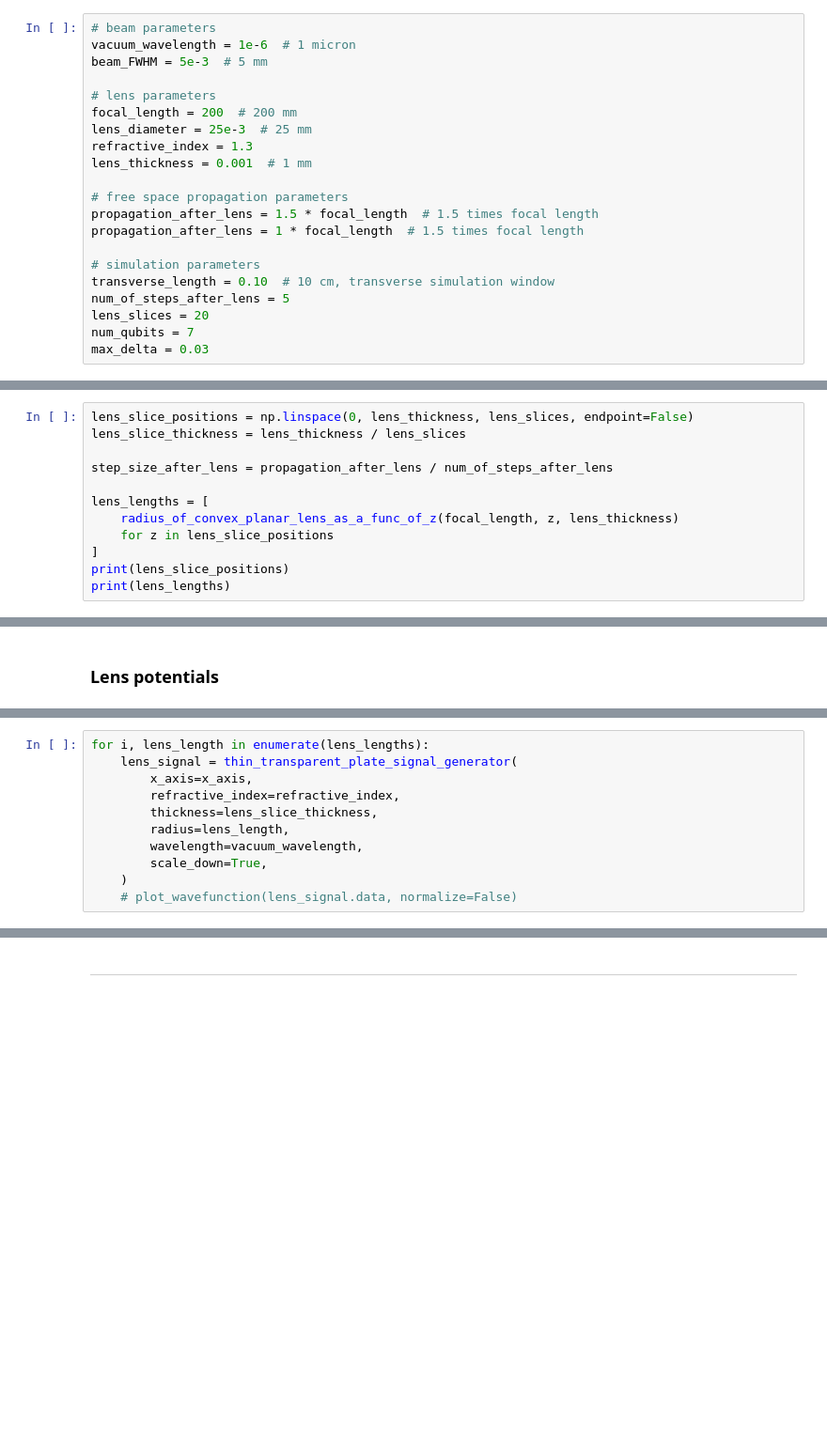
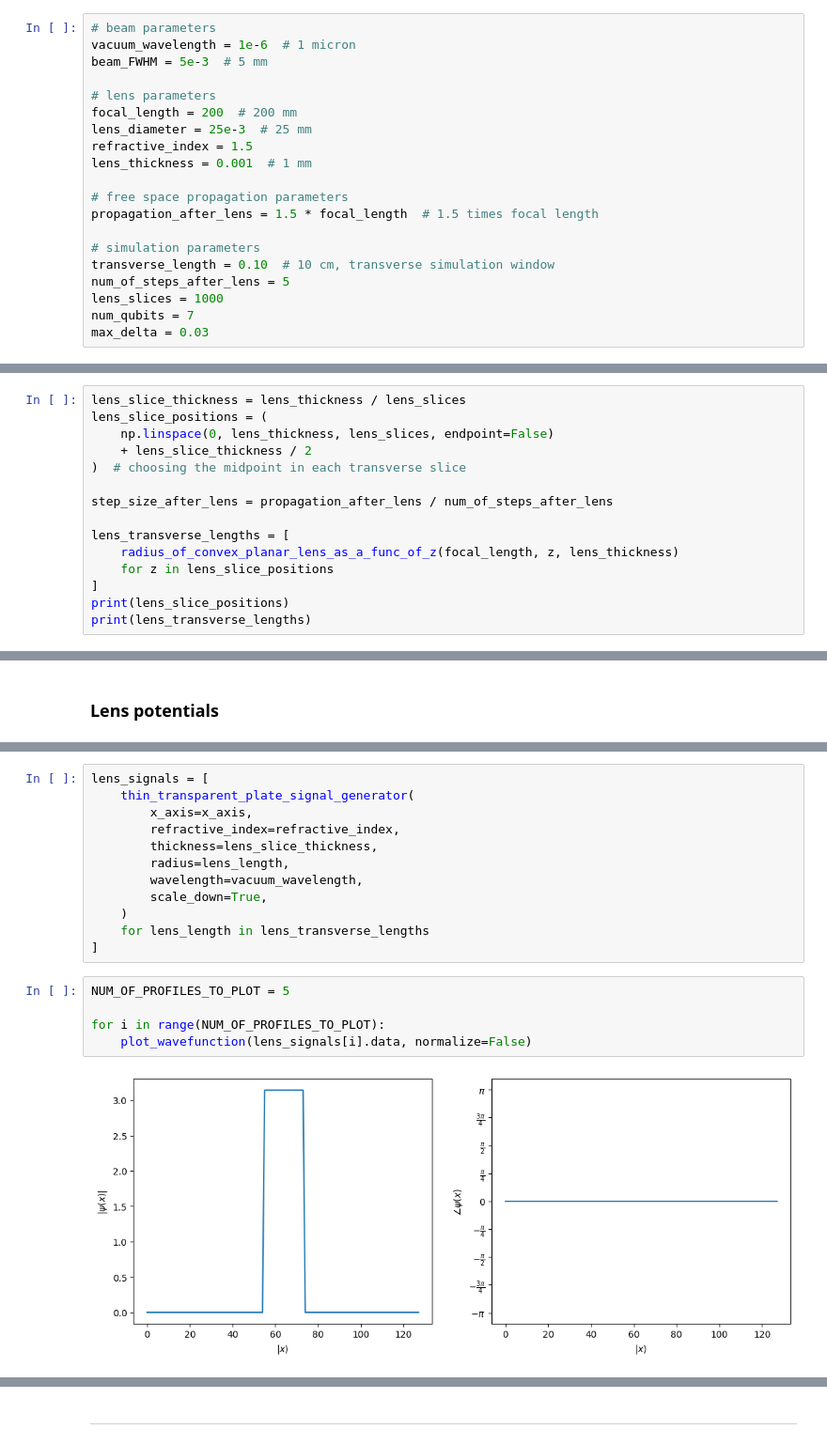
Before and after one commit to BlackWild/qiu, a Jupyter notebook: apps/wave_optics_propagation/notebooks/1-lens-simulation.ipynb, the cells around one changed output, grey strips where cells are left out. Shown at 94% size. Cells and saved outputs as stored; diff of their text form; blank space fills up the shorter version.

```diff
--- a/apps/wave_optics_propagation/notebooks/1-lens-simulation.ipynb
+++ b/apps/wave_optics_propagation/notebooks/1-lens-simulation.ipynb
@@ -57,17 +74,16 @@ beam_FWHM = 5e-3  # 5 mm
 # lens parameters
 focal_length = 200  # 200 mm
 lens_diameter = 25e-3  # 25 mm
-refractive_index = 1.3
+refractive_index = 1.5
 lens_thickness = 0.001  # 1 mm
 
 # free space propagation parameters
 propagation_after_lens = 1.5 * focal_length  # 1.5 times focal length
-propagation_after_lens = 1 * focal_length  # 1.5 times focal length
 
 # simulation parameters
 transverse_length = 0.10  # 10 cm, transverse simulation window
 num_of_steps_after_lens = 5
-lens_slices = 20
+lens_slices = 1000
 num_qubits = 7
 max_delta = 0.03
 # %% [markdown]
@@ -91,15 +108,18 @@ vacuum_rayleigh_length = (np.pi * gaussian_beam_waist**2) / vacuum_wavelength
 # %% [markdown]
 ### Derived objects
 # %%
-lens_slice_positions = np.linspace(0, lens_thickness, lens_slices, endpoint=False)
 lens_slice_thickness = lens_thickness / lens_slices
+lens_slice_positions = (
+    np.linspace(0, lens_thickness, lens_slices, endpoint=False)
+    + lens_slice_thickness / 2
+)  # choosing the midpoint in each transverse slice
 
 step_size_after_lens = propagation_after_lens / num_of_steps_after_lens
 
-lens_lengths = [
+lens_transverse_lengths = [
     radius_of_convex_planar_lens_as_a_func_of_z(focal_length, z, lens_thickness)
     for z in lens_slice_positions
 ]
 print(lens_slice_positions)
-print(lens_lengths)
+print(lens_transverse_lengths)
 # %% [output]
@@ -162,11 +195,19 @@ np.float64(0.0)
+# %%
+lens_signals = [
+    thin_transparent_plate_signal_generator(
+        x_axis=x_axis,
+        refractive_index=refractive_index,
+        thickness=lens_slice_thickness,
+        radius=lens_length,
+        wavelength=vacuum_wavelength,
+        scale_down=True,
+    )
+    for lens_length in lens_transverse_lengths
+]
 # %%
-for i, lens_length in enumerate(lens_lengths):
-    lens_signal = thin_transparent_plate_signal_generator(
-        x_axis=x_axis,
-        refractive_index=refractive_index,
-        thickness=lens_slice_thickness,
-        radius=lens_length,
-        wavelength=vacuum_wavelength,
-        scale_down=True,
-    )
-    # plot_wavefunction(lens_signal.data, normalize=False)
+NUM_OF_PROFILES_TO_PLOT = 5
+
+for i in range(NUM_OF_PROFILES_TO_PLOT):
+    plot_wavefunction(lens_signals[i].data, normalize=False)
+# %% [output]
+[figure, added]
```
Also changed, not shown: parts of 13 cells of this notebook, 6 other files.
